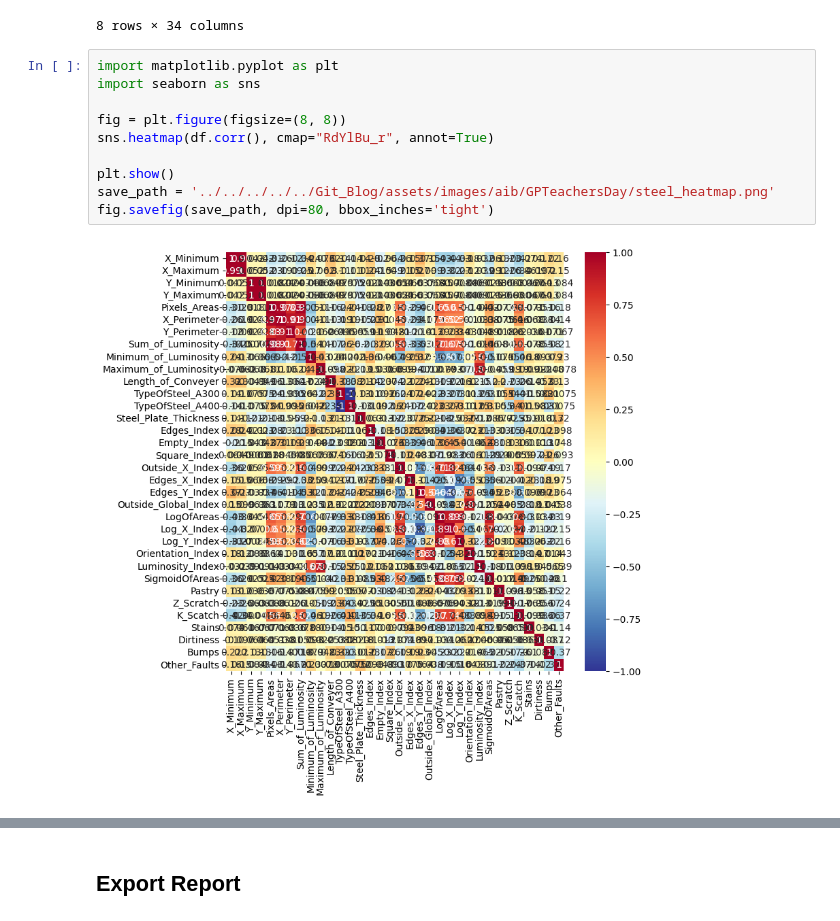
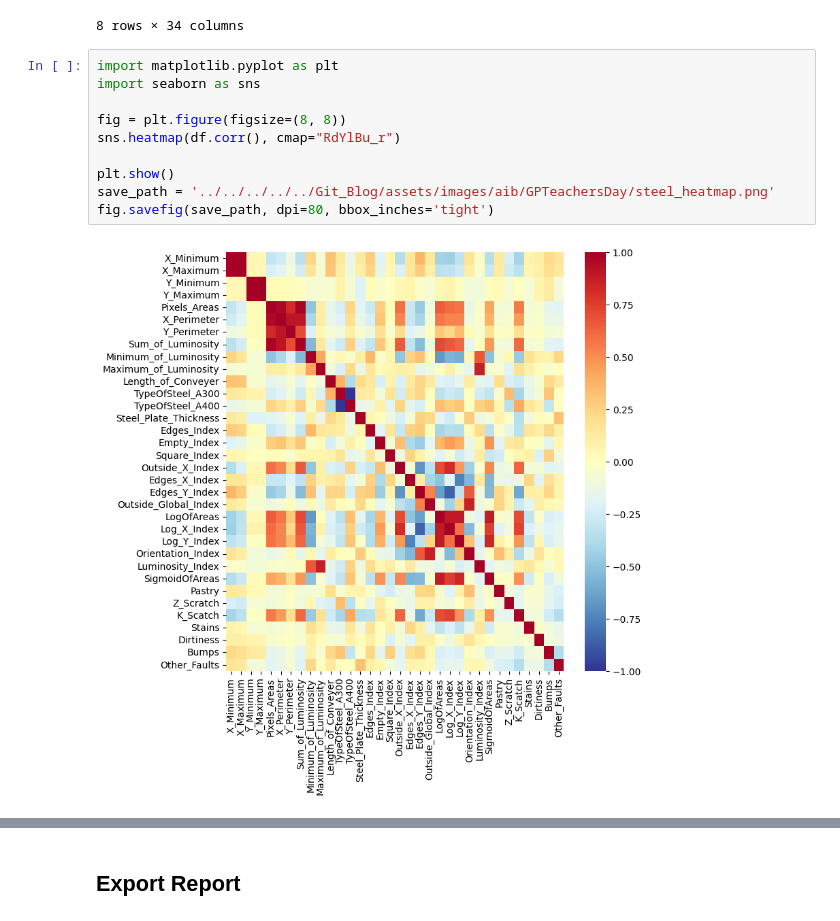
Before and after one commit to GPTeachersDay/TeamProject1, a Jupyter notebook: leeyeonjun/eda/eda_steel.ipynb, the cells around one changed output, grey strips where cells are left out. Saved outputs shown, nothing was run; the diff lists cells and outputs as text.

```diff
--- a/leeyeonjun/eda/eda_steel.ipynb
+++ b/leeyeonjun/eda/eda_steel.ipynb
@@ -149,12 +149,12 @@ df.describe(include="all")
 # %%
 import matplotlib.pyplot as plt
 import seaborn as sns
 
 fig = plt.figure(figsize=(8, 8))
-sns.heatmap(df.corr(), cmap="RdYlBu_r", annot=True)
+sns.heatmap(df.corr(), cmap="RdYlBu_r")
 
 plt.show()
 save_path = '../../../../../Git_Blog/assets/images/aib/GPTeachersDay/steel_heatmap.png'
 fig.savefig(save_path, dpi=80, bbox_inches='tight')
 # %% [output]
-[figure, old version]
+[figure, new version]
```
Also changed, not shown: parts of 2 cells of this notebook.
